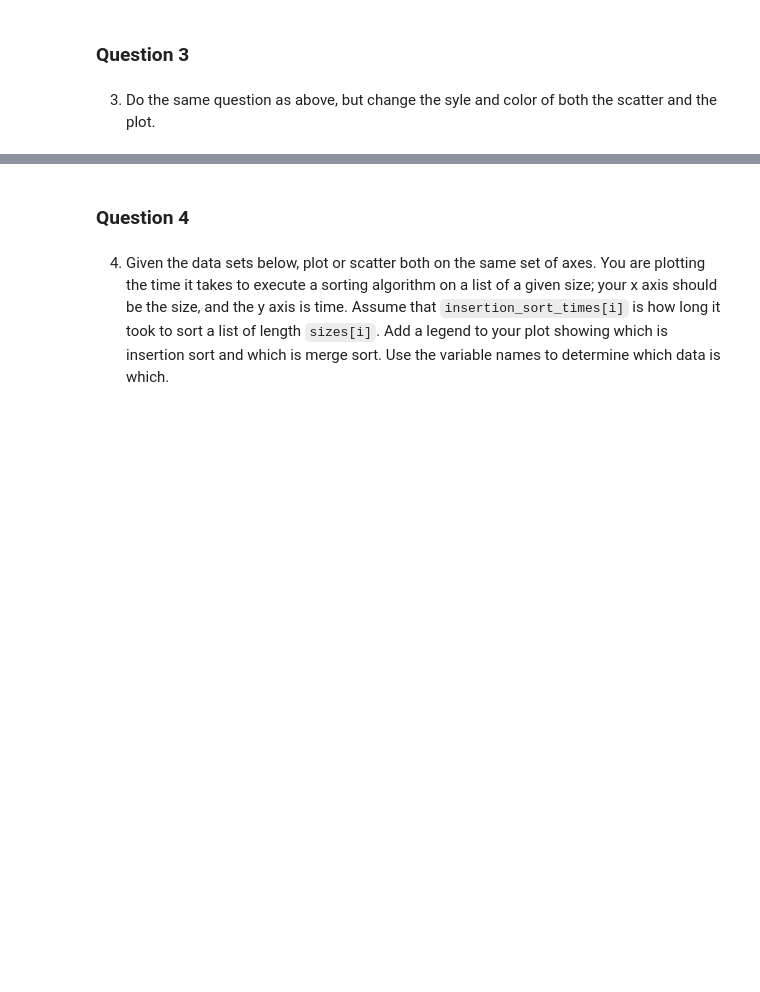
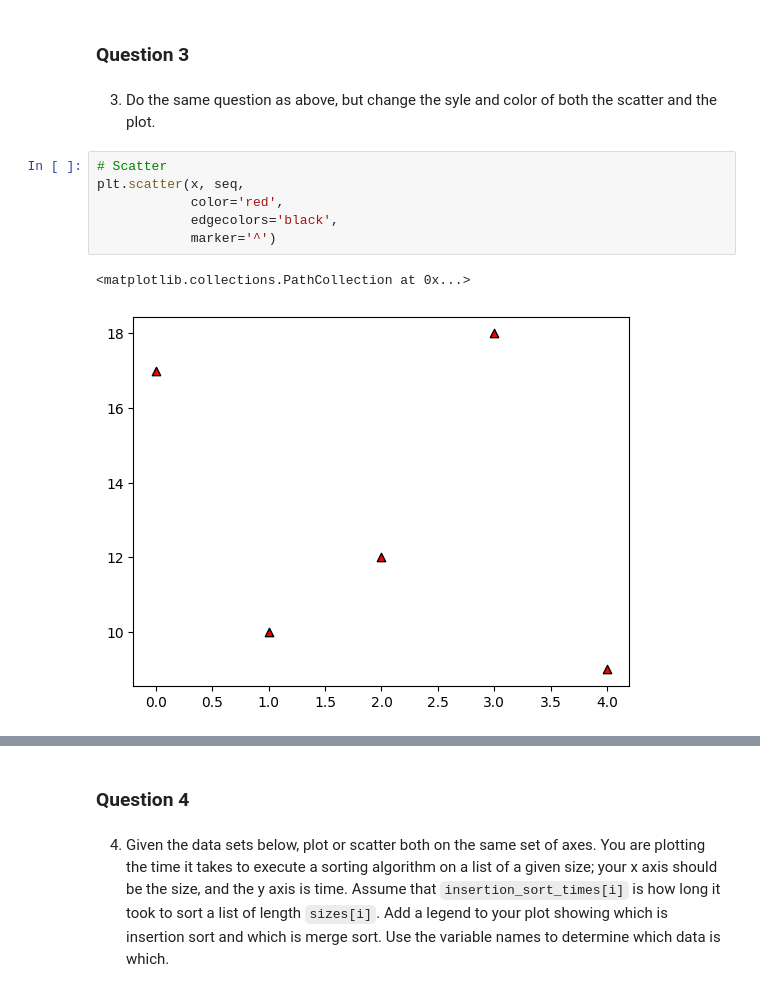
Before and after one commit to Stone-Snevets/web-03-pyplot, a Jupyter notebook: pyplot.ipynb, the cells around one changed output, grey strips where cells are left out. Cells and saved outputs as stored; diff of their text form; blank space fills up the shorter version.

Commit message:
Customize basic scatter and plot

```diff
--- a/pyplot.ipynb
+++ b/pyplot.ipynb
@@ -67,3 +67,12 @@ plt.plot(x, seq)
 ### Question 3
 # %% [markdown]
 3. Do the same question as above, but change the syle and color of both the scatter and the plot.
+# %%
+# Scatter
+plt.scatter(x, seq,
+            color='red',
+            edgecolors='black',
+            marker='^')
+# %% [output]
+<matplotlib.collections.PathCollection at 0x...>
+[figure, added]
```
Also changed, not shown: parts of 1 cell of this notebook.
